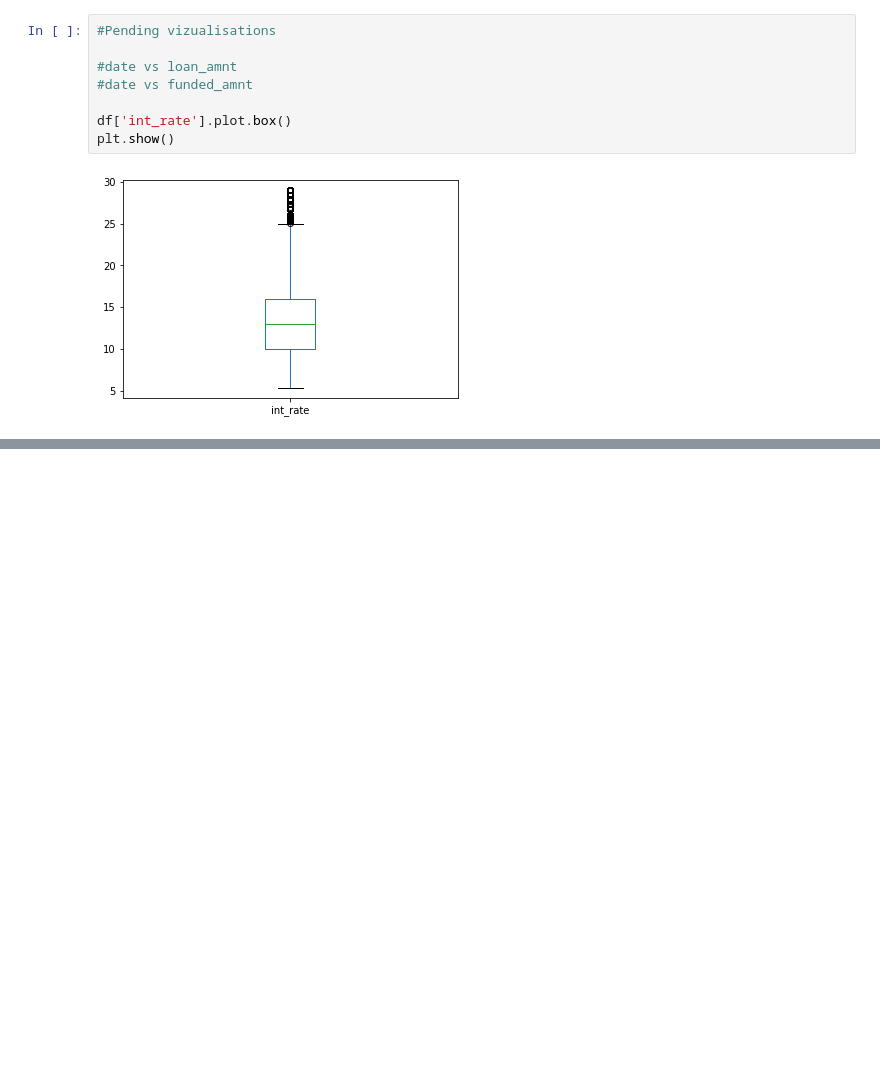
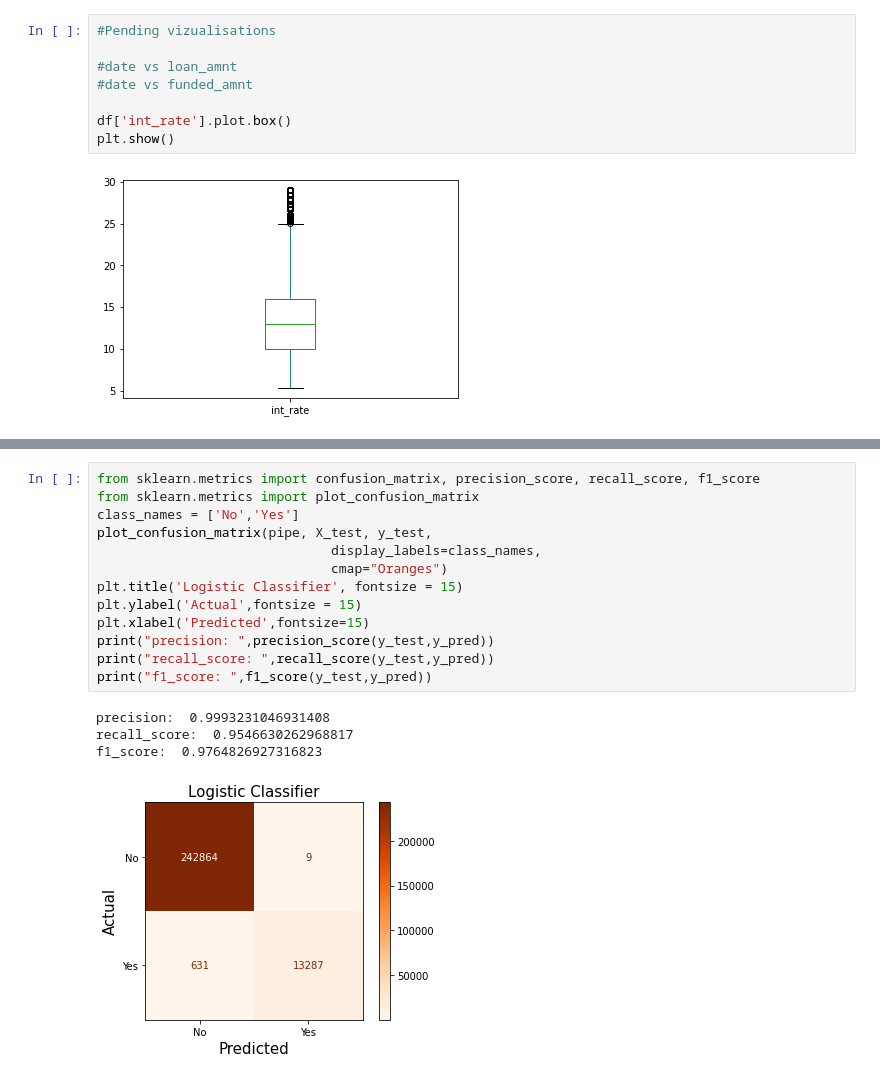
Before and after one commit to ShreyasBhaktharam/DA_Project, a Jupyter notebook: Data_Analytics_Project.ipynb, the cells around one changed output, grey strips where cells are left out. Saved outputs shown, nothing was run; the diff lists cells and outputs as text; blank space fills up the shorter version.

```diff
--- a/Data_Analytics_Project.ipynb
+++ b/Data_Analytics_Project.ipynb
@@ -431,0 +500,18 @@ plt.show()
+# %%
+from sklearn.metrics import confusion_matrix, precision_score, recall_score, f1_score
+from sklearn.metrics import plot_confusion_matrix
+class_names = ['No','Yes']
+plot_confusion_matrix(pipe, X_test, y_test,
+                              display_labels=class_names,
+                              cmap="Oranges")
+plt.title('Logistic Classifier', fontsize = 15)
+plt.ylabel('Actual',fontsize = 15)
+plt.xlabel('Predicted',fontsize=15)
+print("precision: ",precision_score(y_test,y_pred))
+print("recall_score: ",recall_score(y_test,y_pred))
+print("f1_score: ",f1_score(y_test,y_pred))
+# %% [output]
+precision:  0.9993231046931408
+recall_score:  0.9546630262968817
+f1_score:  0.9764826927316823
+[figure, added]
```
Also changed, not shown: parts of 24 cells of this notebook.
